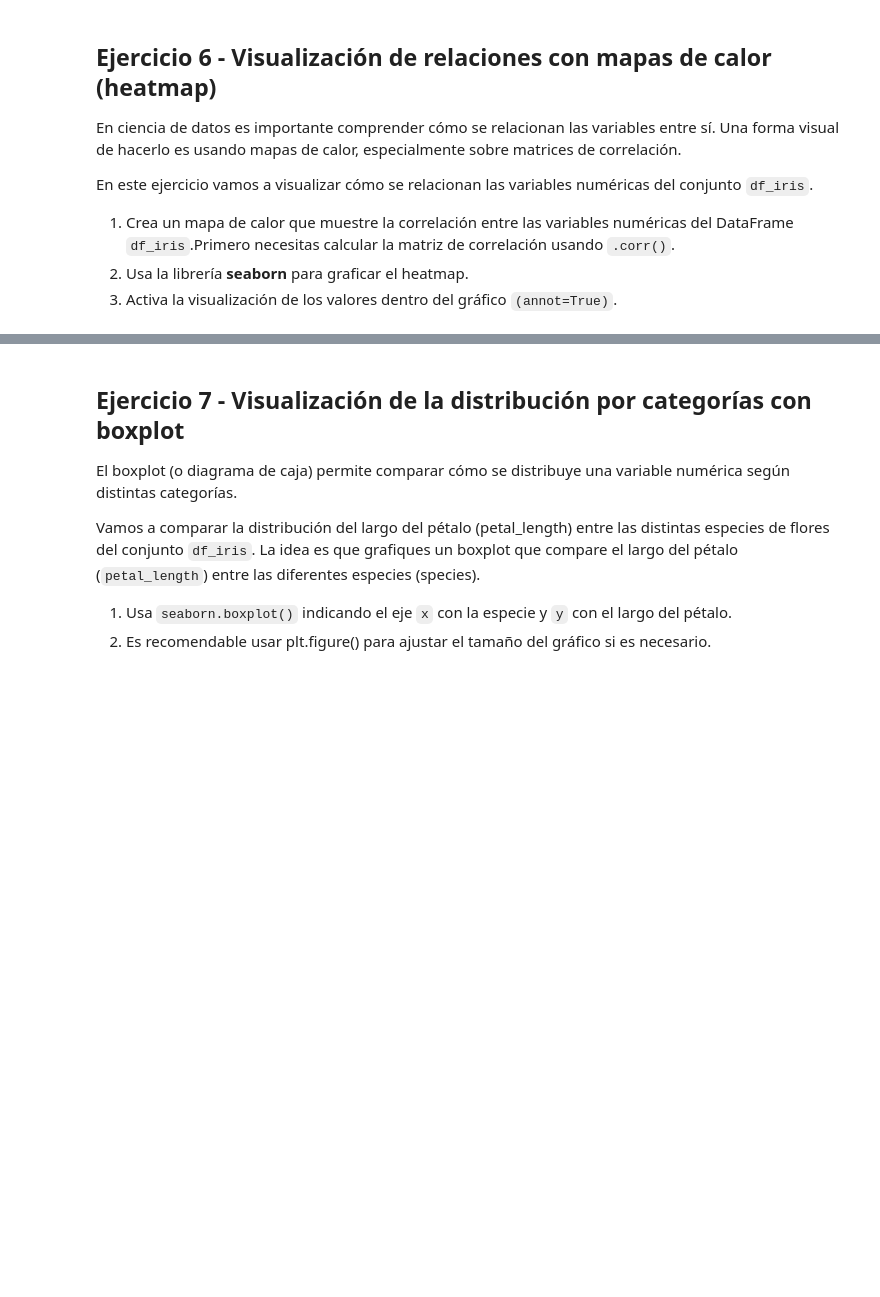
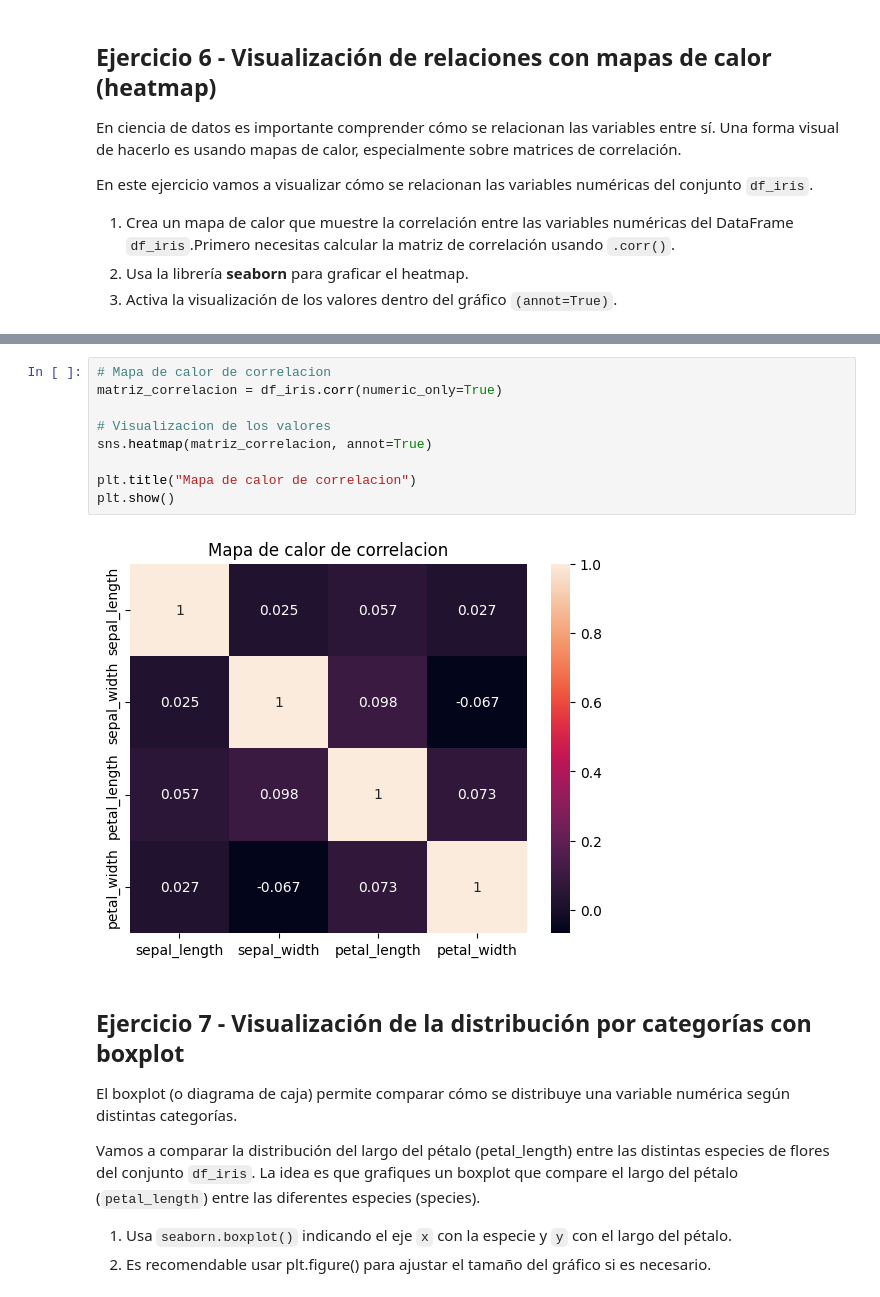
Before and after one commit to 4GeeksAcademy/diagramas, a Jupyter notebook: notebook/problems.es.ipynb, the cells around one changed output, grey strips where cells are left out. Drawn from its saved outputs; the diff is of its cells as text; blank space fills up the shorter version.

```diff
--- a/notebook/problems.es.ipynb
+++ b/notebook/problems.es.ipynb
@@ -245,3 +279,14 @@ df_iris
+# %%
+# Mapa de calor de correlacion
+matriz_correlacion = df_iris.corr(numeric_only=True)
+
+# Visualizacion de los valores
+sns.heatmap(matriz_correlacion, annot=True)
+
+plt.title("Mapa de calor de correlacion")
+plt.show()
+# %% [output]
+[figure, added]
 # %% [markdown]
 ## Ejercicio 7 - Visualización de la distribución por categorías con boxplot
 
```
Also changed, not shown: parts of 9 cells of this notebook.
